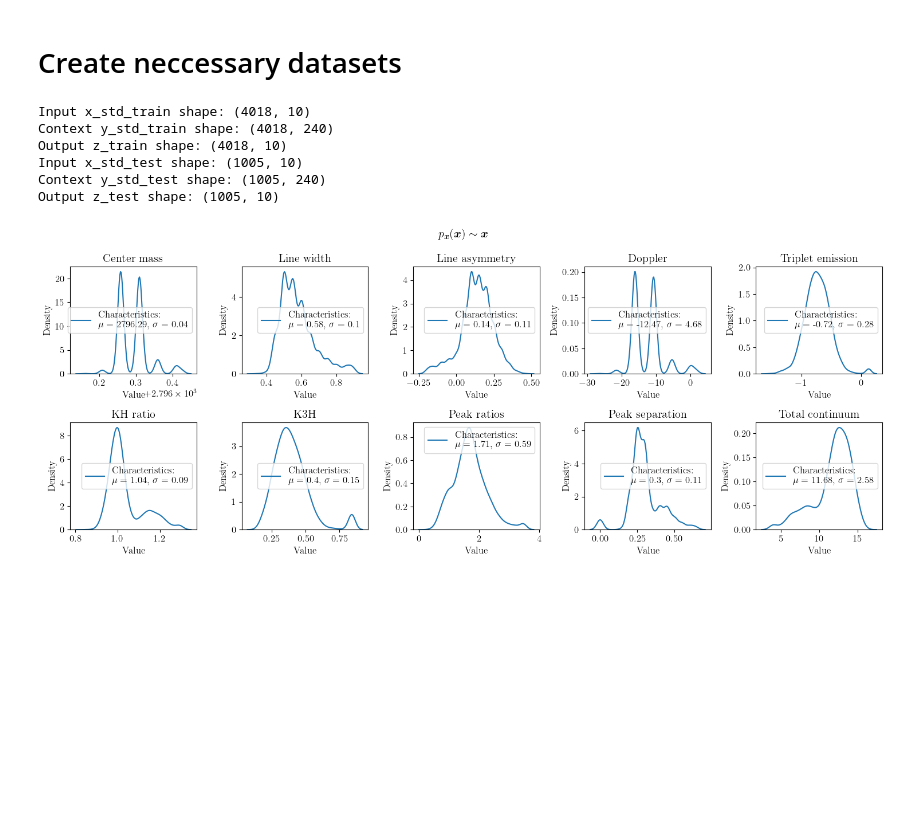
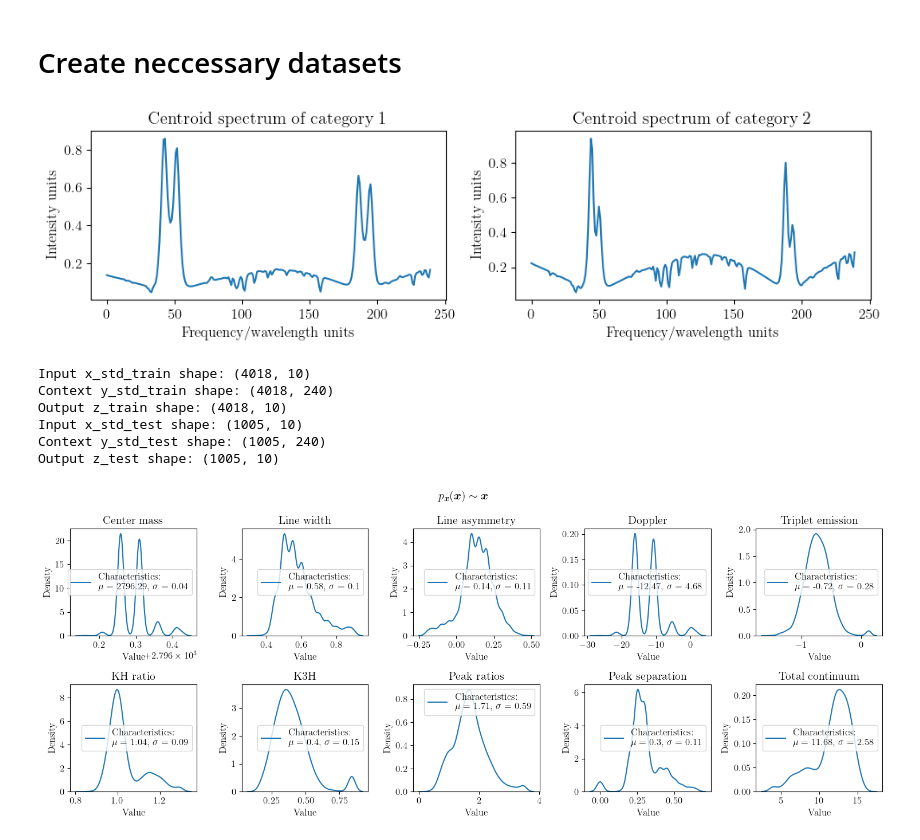
Before and after one commit to danielzahnd/master-thesis, a Jupyter notebook: code/nf-feature-extraction-example-3/nf-feature-extraction-example-3.ipynb, the cells around one changed output. Cells and saved outputs as stored; diff of their text form; code cells hidden in the pictures; blank space fills up the shorter version.

```diff
--- a/code/nf-feature-extraction-example-3/nf-feature-extraction-example-3.ipynb
+++ b/code/nf-feature-extraction-example-3/nf-feature-extraction-example-3.ipynb
@@ -107,8 +106,8 @@ def filter_nan_rows(arr1, arr2):
     filtered_arr2 = arr2[mask]
     return filtered_arr1, filtered_arr2
 # %%
-spectra = np.load('C:/Users/zahnd/Google Drive/Universität Bern/Master/Master Thesis/Python files/Resources/test_spectra.npy')
-features = np.load('C:/Users/zahnd/Google Drive/Universität Bern/Master/Master Thesis/Python files/Resources/test_features.npy')
+spectra = np.load('G:/Meine Ablage/Universität Bern/Master/Master Thesis/Python files/Resources/test_spectra.npy')
+features = np.load('G:/Meine Ablage/Universität Bern/Master/Master Thesis/Python files/Resources/test_features.npy')
 spectra_f, features_f = filter_nan_rows(spectra, features)
 labels = ['Center mass', 'Line width', 'Line asymmetry', 'Doppler', 'Triplet emission', 'KH ratio', 'K3H', 'Peak ratios', 'Peak separation', 'Total continuum']
 # %%
@@ -228,6 +227,24 @@ x_train = np.concatenate((x_train1, x_train2))
 y_train = np.concatenate((y_train1, y_train2))
 x_test = np.concatenate((x_test1, x_test2))
 y_test = np.concatenate((y_test1, y_test2))
+# %%
+# Plot example spectra of both categories
+fig, axes = plt.subplots(nrows=1, ncols=2, figsize=(10, 3))
+axes[0].set_title('Centroid spectrum of category 1')
+axes[0].set_xlabel('Frequency/wavelength units')
+axes[0].set_ylabel('Intensity units')
+#axes[0].plot(spectra_cat1[0])
+axes[0].plot(cat1_centroid)
+axes[1].set_title('Centroid spectrum of category 2')
+axes[1].set_xlabel('Frequency/wavelength units')
+axes[1].set_ylabel('Intensity units')
+#axes[1].plot(spectra_cat2[0])
+axes[1].plot(cat2_centroid)
+plt.tight_layout()
+plt.savefig('nf-feature-extraction-example-3-spectra.pdf')
+plt.show()
+# %% [output]
+[figure, added]
 # %%
 # Define input x and context y
 x = np.concatenate((x_train, x_test)) # features
```
Also changed, not shown: parts of 3 cells of this notebook, 1 other file.
